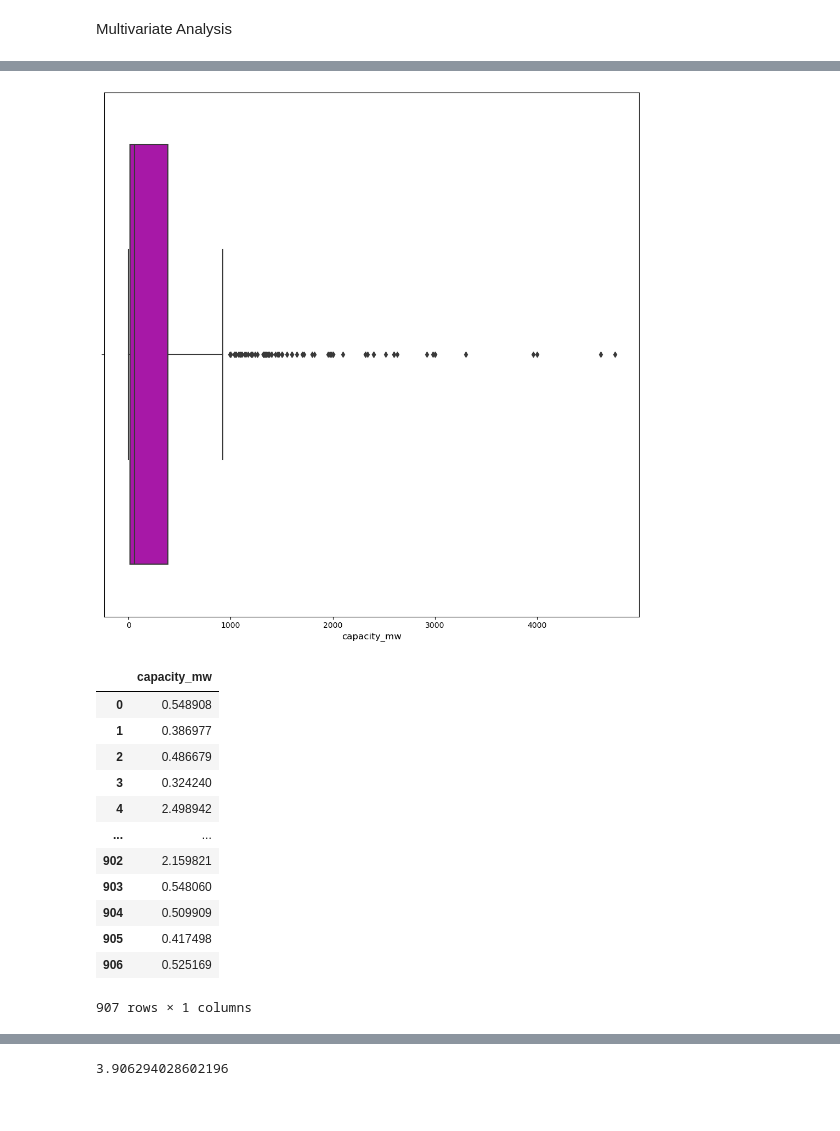
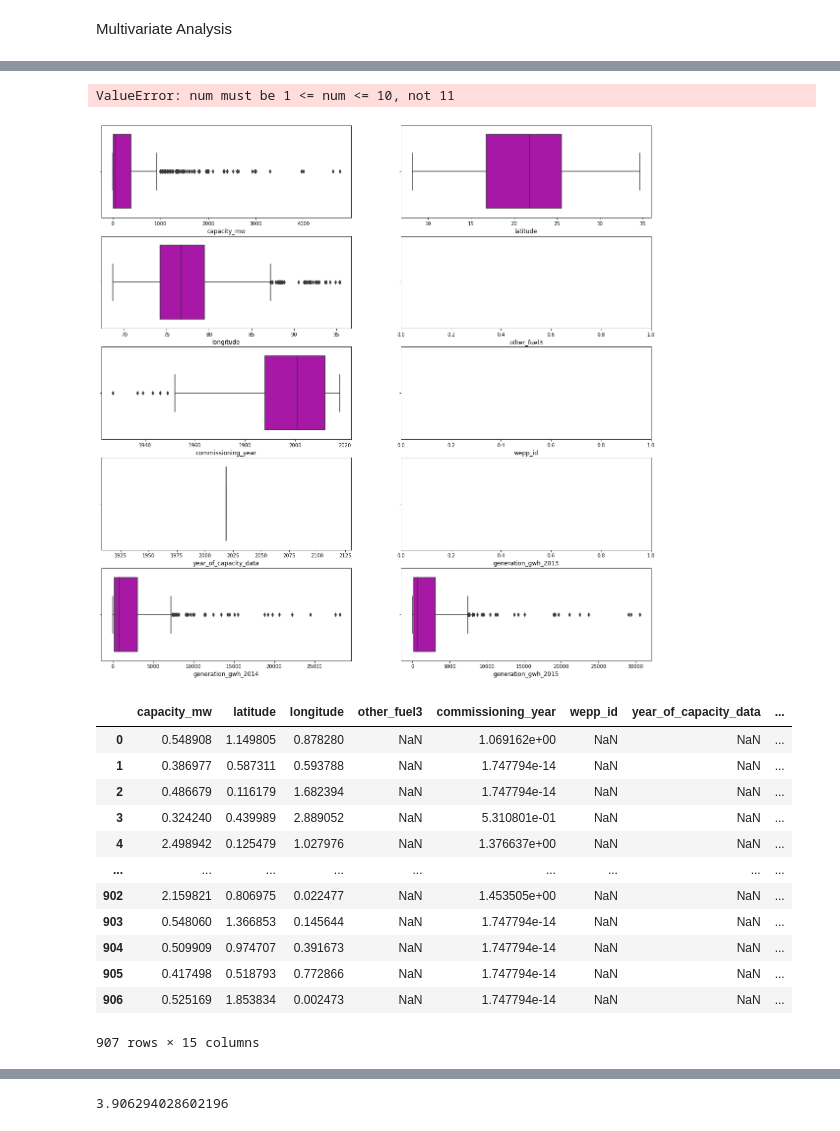
Before and after one commit to Manisha1980/project, a Jupyter notebook: GLOBAL POWER PLANT.ipynb, the cells around one changed output, grey strips where cells are left out. Cells and saved outputs as stored; diff of their text form; code cells hidden in the pictures.

```diff
--- a/GLOBAL POWER PLANT.ipynb
+++ b/GLOBAL POWER PLANT.ipynb
@@ -3,7 +3,7 @@ import pandas as pd
 from sklearn.linear_model import LogisticRegression
 from sklearn.model_selection import train_test_split
 from sklearn.metrics import accuracy_score
-from category_encoders import OrdinalEncoder
+
 from sklearn.impute import SimpleImputer
 from sklearn.preprocessing import StandardScaler
 
@@ -25,17 +25,19 @@ response.raise_for_status()
 csv_file_path = 'C:/Users/ADMIN/Desktop/flip/data.csv'
 
 # Save the raw data to a local CSV file
-with open(csv_file_path, 'w') as file:
-    file.write(response.text)
 
-print(f"CSV file saved to: {csv_file_path}")
+#with open(csv_file_path,'C:/Users/ADMIN/Desktop/flip/data.csv') as file:
+#file.write(response.text)
+
+#print(f"CSV file saved to: {csv_file_path}")
 
 import pandas as pd
 
 # Specify the file path to the CSV file
-csv_file_path = 'C:/Users/ADMIN/Desktop/flip/data.csv'
+#csv_file_path = 'C:/Users/ADMIN/Desktop/flip/data.csv'
 
 # Read the CSV file into a DataFrame
-data = pd.read_csv(csv_file_path)
+#data = pd.read_csv(csv_file_path)
+data = pd.read_csv(url)
 data
 # %% [output]
@@ -256,18 +319,0 @@ memory usage: 0.0+ bytes
-# %%
-import pandas as pd
-
-# Read the dataset into a DataFrame
-url = 'https://raw.githubusercontent.com/wri/global-power-plant-database/master/source_databases_csv/database_IND.csv'
-data = pd.read_csv(url)
-
-# Handle missing values
-data.dropna(subset=['primary_fuel', 'capacity_mw'], inplace=True)
-
-# Remove irrelevant columns if any
-data = data[['primary_fuel', 'capacity_mw']]
-
-# Convert data types if needed
-data['capacity_mw'] = data['capacity_mw'].astype(float)
-
-# Display the cleaned data
-print(data.head())
@@ -461,42 +554,51 @@ plt.show()
 # %%
 # Checking for outliners using box plot
 import matplotlib.pyplot as plt
 plt.figure(figsize=(20, 20), facecolor="white")
 plotnumber = 1
-numerical_columns = ["capacity_mw"] # Replace with your actual numerical column names
+numerical_columns = ['capacity_mw', 'latitude', 'longitude', 'other_fuel3',
+       'commissioning_year', 'wepp_id', 'year_of_capacity_data',
+       'generation_gwh_2013', 'generation_gwh_2014', 'generation_gwh_2015',
+       'generation_gwh_2016', 'generation_gwh_2017', 'generation_gwh_2018',
+       'generation_gwh_2019', 'estimated_generation_gwh'] # Replace with your actual numerical column names
 
 for column in numerical_columns:
-    if plotnumber <= 4:
-        ax = plt.subplot(2, 2, plotnumber)
+    if plotnumber <= 15:
+        ax = plt.subplot(5, 2, plotnumber)
         sns.boxplot(data[column], color="m")
         plt.xlabel(column, fontsize=12)
         plt.yticks(rotation=0, fontsize=10)
         plotnumber+= 1
 
 plt.tight_layout()
 plt.show()
 # %% [output]
+ValueError: num must be 1 <= num <= 10, not 11
-[figure, old version]
+[figure, new version]
 # %%
 import numpy as np
 from scipy.stats import zscore
-out_feature=data[["capacity_mw"]]
-z=np.abs(zscore(out_feature))
+data2=data_filled[['capacity_mw', 'latitude', 'longitude', 'other_fuel3',
+       'commissioning_year', 'wepp_id', 'year_of_capacity_data',
+       'generation_gwh_2013', 'generation_gwh_2014', 'generation_gwh_2015',
+       'generation_gwh_2016', 'generation_gwh_2017', 'generation_gwh_2018',
+       'generation_gwh_2019', 'estimated_generation_gwh']]
+z=np.abs(zscore(data2))
 z
 # %% [output]
-|  | capacity_mw |
-| 0 | 0.548908 |
-| 1 | 0.386977 |
-| 2 | 0.486679 |
-| 3 | 0.324240 |
-| 4 | 2.498942 |
-| ... | ... |
-| 902 | 2.159821 |
-| 903 | 0.548060 |
-| 904 | 0.509909 |
-| 905 | 0.417498 |
-| 906 | 0.525169 |
+|  | capacity_mw | latitude | longitude | other_fuel3 | commissioning_year | wepp_id | year_of_capacity_data | ... |
+| 0 | 0.548908 | 1.149805 | 0.878280 | NaN | 1.069162e+00 | NaN | NaN | ... |
+| 1 | 0.386977 | 0.587311 | 0.593788 | NaN | 1.747794e-14 | NaN | NaN | ... |
+| 2 | 0.486679 | 0.116179 | 1.682394 | NaN | 1.747794e-14 | NaN | NaN | ... |
+| 3 | 0.324240 | 0.439989 | 2.889052 | NaN | 5.310801e-01 | NaN | NaN | ... |
+| 4 | 2.498942 | 0.125479 | 1.027976 | NaN | 1.376637e+00 | NaN | NaN | ... |
+| ... | ... | ... | ... | ... | ... | ... | ... | ... |
+| 902 | 2.159821 | 0.806975 | 0.022477 | NaN | 1.453505e+00 | NaN | NaN | ... |
+| 903 | 0.548060 | 1.366853 | 0.145644 | NaN | 1.747794e-14 | NaN | NaN | ... |
+| 904 | 0.509909 | 0.974707 | 0.391673 | NaN | 1.747794e-14 | NaN | NaN | ... |
+| 905 | 0.417498 | 0.518793 | 0.772866 | NaN | 1.747794e-14 | NaN | NaN | ... |
+| 906 | 0.525169 | 1.853834 | 0.002473 | NaN | 1.747794e-14 | NaN | NaN | ... |
-907 rows × 1 columns
+907 rows × 15 columns
 # %%
 np.where(z>3)
 # %% [output]
```
Also changed, not shown: parts of 97 cells of this notebook.
